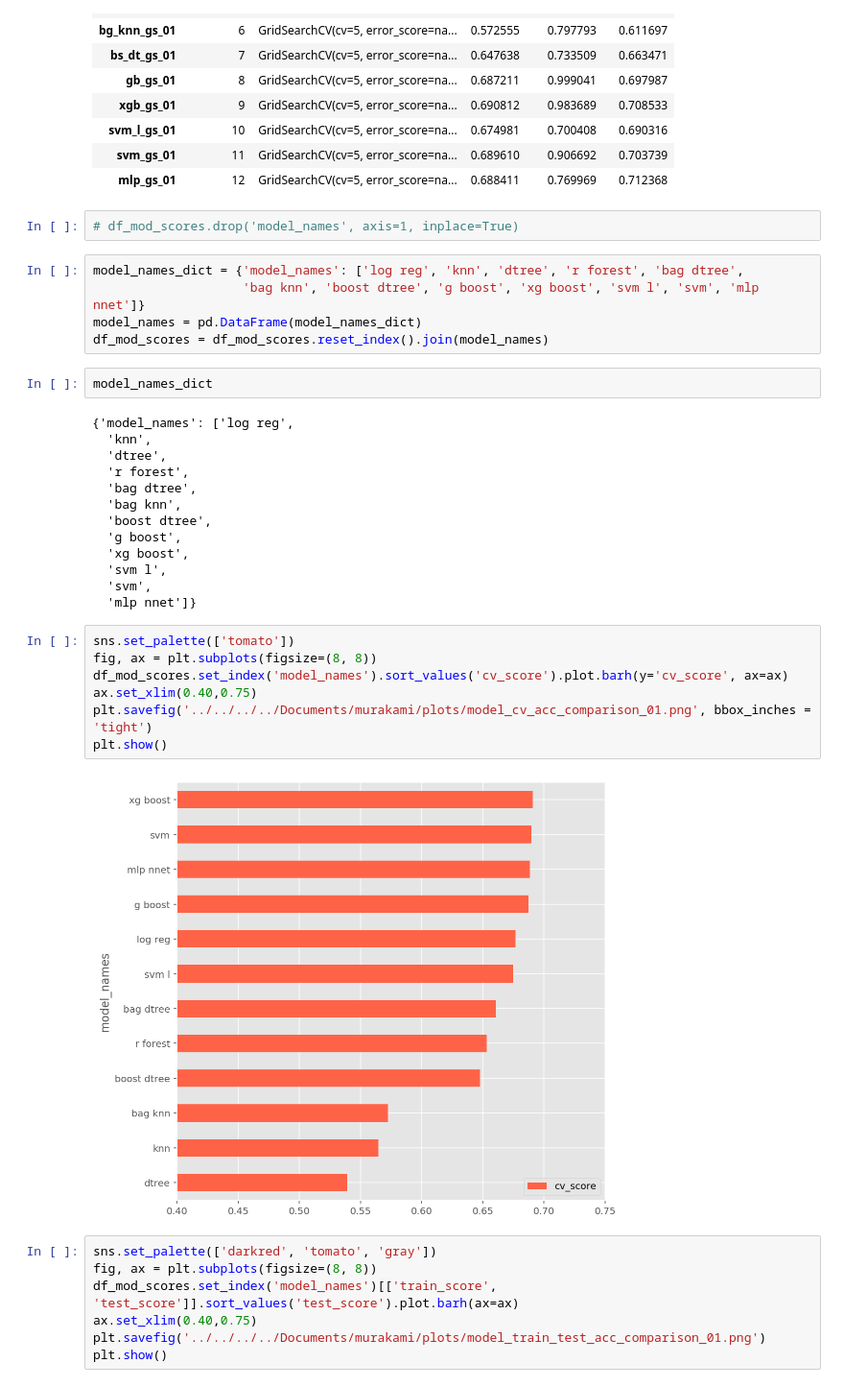
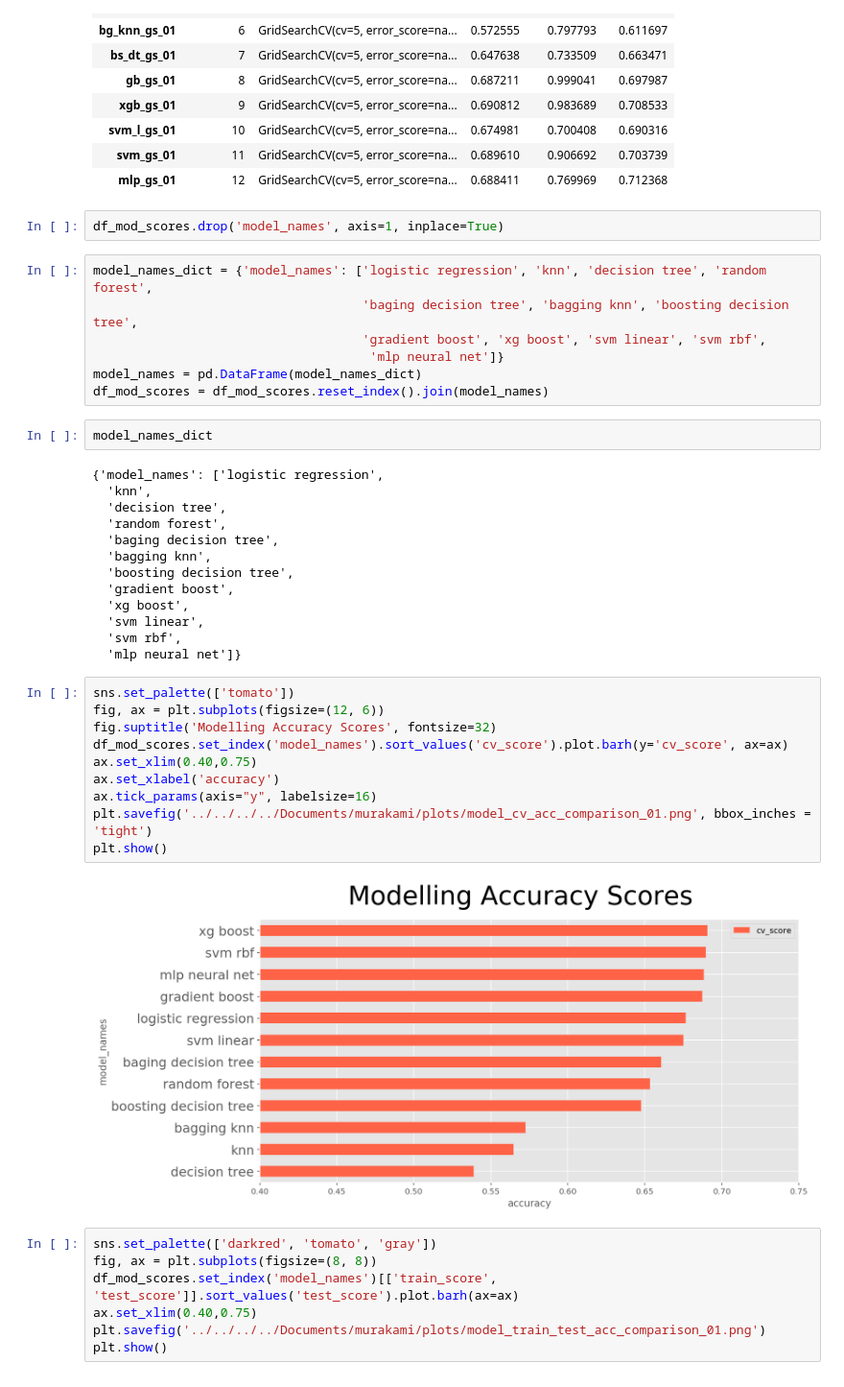
Before and after one commit to steven-mcdonald/murakami_translators, a Jupyter notebook: notebooks/07_score_analysis_v01.ipynb, the cells around one changed output. Shown: that part at 96% size. Cells and saved outputs as stored; diff of their text form.

```diff
--- a/notebooks/07_score_analysis_v01.ipynb
+++ b/notebooks/07_score_analysis_v01.ipynb
@@ -215,36 +215,41 @@ df_mod_scores
 | svm_gs_01 | 11 | GridSearchCV(cv=5, error_score=na... | 0.689610 | 0.906692 | 0.703739 |
 | mlp_gs_01 | 12 | GridSearchCV(cv=5, error_score=na... | 0.688411 | 0.769969 | 0.712368 |
 # %%
-# df_mod_scores.drop('model_names', axis=1, inplace=True)
+df_mod_scores.drop('model_names', axis=1, inplace=True)
 # %%
-model_names_dict = {'model_names': ['log reg', 'knn', 'dtree', 'r forest', 'bag dtree',
-                    'bag knn', 'boost dtree', 'g boost', 'xg boost', 'svm l', 'svm', 'mlp nnet']}
+model_names_dict = {'model_names': ['logistic regression', 'knn', 'decision tree', 'random forest',
+                                    'baging decision tree', 'bagging knn', 'boosting decision tree',
+                                    'gradient boost', 'xg boost', 'svm linear', 'svm rbf',
+                                     'mlp neural net']}
 model_names = pd.DataFrame(model_names_dict)
 df_mod_scores = df_mod_scores.reset_index().join(model_names)
 # %%
 model_names_dict
 # %% [output]
-{'model_names': ['log reg',
+{'model_names': ['logistic regression',
   'knn',
-  'dtree',
-  'r forest',
-  'bag dtree',
-  'bag knn',
-  'boost dtree',
-  'g boost',
+  'decision tree',
+  'random forest',
+  'baging decision tree',
+  'bagging knn',
+  'boosting decision tree',
+  'gradient boost',
   'xg boost',
-  'svm l',
-  'svm',
-  'mlp nnet']}
+  'svm linear',
+  'svm rbf',
+  'mlp neural net']}
 # %%
 sns.set_palette(['tomato'])
-fig, ax = plt.subplots(figsize=(8, 8))
+fig, ax = plt.subplots(figsize=(12, 6))
+fig.suptitle('Modelling Accuracy Scores', fontsize=32)
 df_mod_scores.set_index('model_names').sort_values('cv_score').plot.barh(y='cv_score', ax=ax)
 ax.set_xlim(0.40,0.75)
+ax.set_xlabel('accuracy')
+ax.tick_params(axis="y", labelsize=16)
 plt.savefig('../../../../Documents/murakami/plots/model_cv_acc_comparison_01.png', bbox_inches = 'tight')
 plt.show()
 # %% [output]
-[figure, old version]
+[figure, new version]
 # %%
 sns.set_palette(['darkred', 'tomato', 'gray'])
 fig, ax = plt.subplots(figsize=(8, 8))
```
Also changed, not shown: 3 other files.
